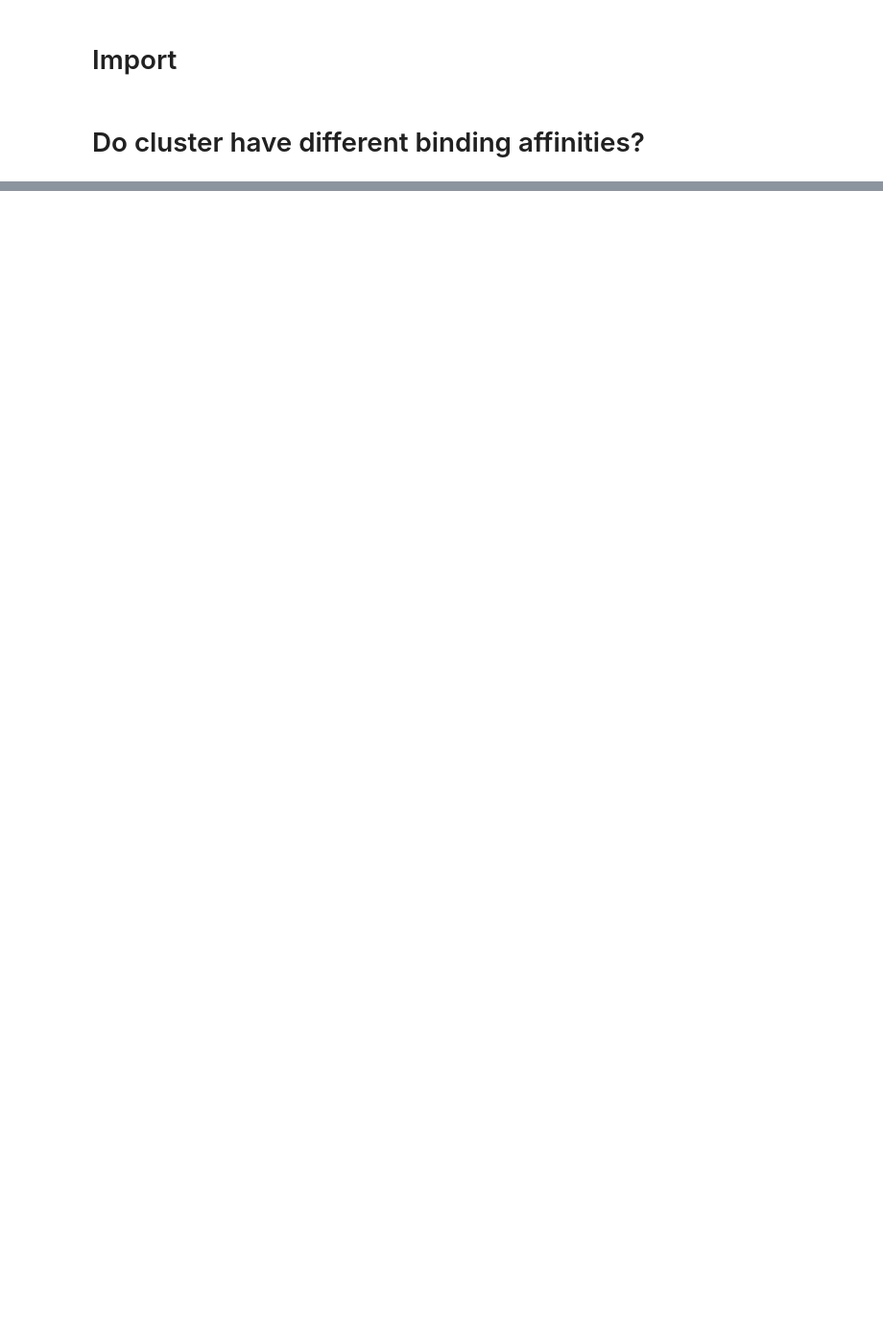
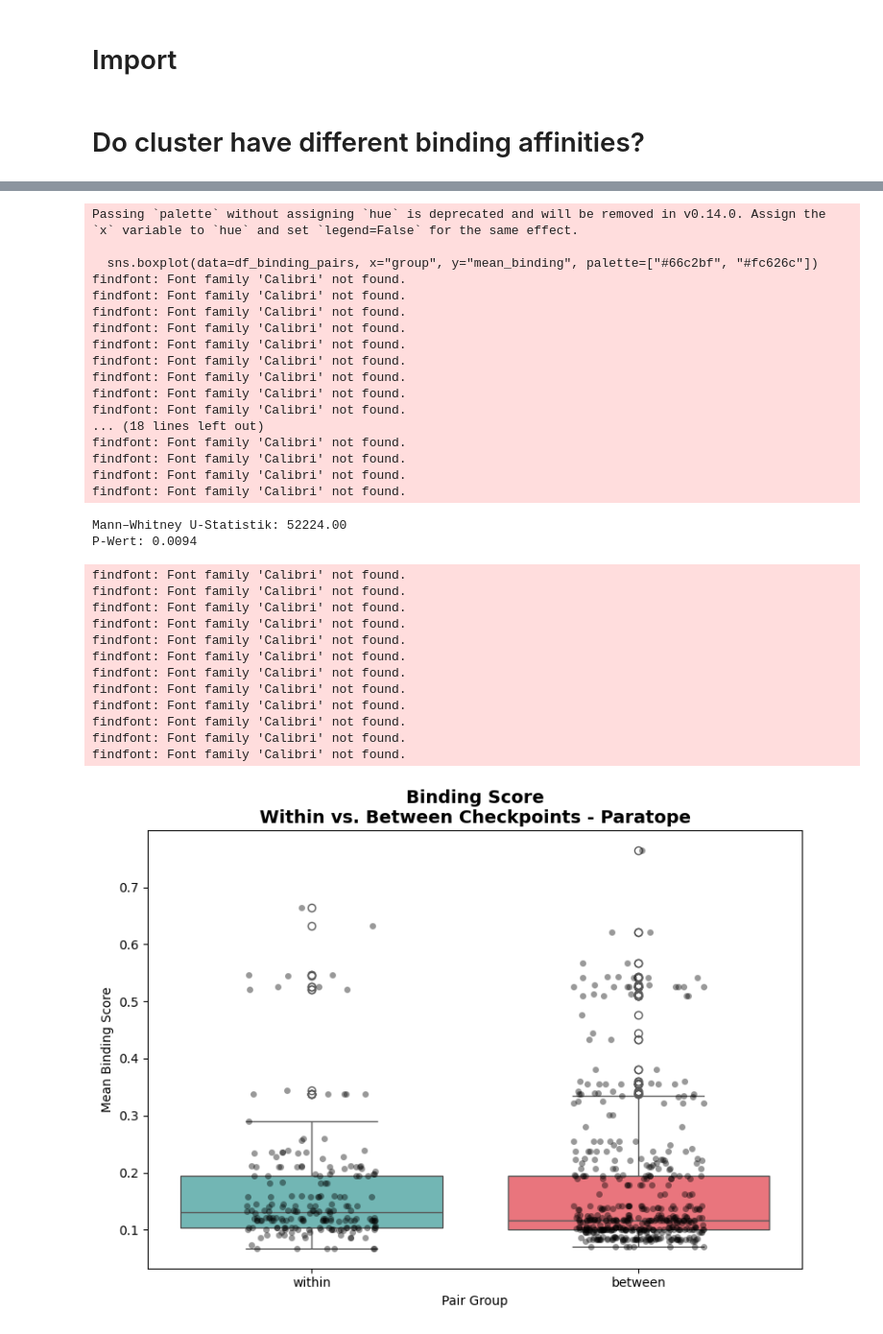
Before and after one commit to datascience-2025-group4/group04-team01, a Jupyter notebook: Statistical_Analysis_Paratope_Interface.ipynb, the cells around one changed output, grey strips where cells are left out. Shown at 96% size. Cells and saved outputs as stored; diff of their text form; code cells hidden in the pictures; blank space fills up the shorter version.

Commit message:
statistical_analysis_new _clusters

```diff
--- a/Statistical_Analysis_Paratope_Interface.ipynb
+++ b/Statistical_Analysis_Paratope_Interface.ipynb
@@ -80,0 +260,74 @@ for cluster_name in clusters:
+# %%
+# Drop NaNs in binding_score or checkpoint
+clean_df = merged_df.dropna(subset=["binding_score", "folder"])
+
+# Generate all pairwise combinations
+pairs = []
+for (p1, row1), (p2, row2) in combinations(clean_df.iterrows(), 2):
+    score1 = row1["binding_score"]
+    score2 = row2["binding_score"]
+
+    if pd.notna(score1) and pd.notna(score2):
+        pairs.append({
+            "pdb_1": row1["pdb_id"],
+            "pdb_2": row2["pdb_id"],
+            "mean_binding": (score1 + score2) / 2,
+            "same_checkpoint": row1["folder"] == row2["folder"]
+        })
+
+# Create DataFrame and group labels
+df_binding_pairs = pd.DataFrame(pairs)
+df_binding_pairs = df_binding_pairs.dropna(subset=["mean_binding"])
+df_binding_pairs["group"] = df_binding_pairs["same_checkpoint"].map({True: "within", False: "between"})
+
+# Statistical test
+within = df_binding_pairs[df_binding_pairs["group"] == "within"]["mean_binding"]
+between = df_binding_pairs[df_binding_pairs["group"] == "between"]["mean_binding"]
+
+stat, p = mannwhitneyu(within, between, alternative="greater")
+print(f"Mann–Whitney U-Statistik: {stat:.2f}")
+print(f"P-Wert: {p:.4f}")
+
+# Plot
+plt.figure(figsize=(8, 6))
+sns.boxplot(data=df_binding_pairs, x="group", y="mean_binding", palette=["#66c2bf", "#fc626c"])
+sns.stripplot(data=df_binding_pairs, x="group", y="mean_binding", color='black', alpha=0.4, jitter=0.2)
+
+plt.title(f"Binding Score\nWithin vs. Between Checkpoints - {section.capitalize()}", fontsize=14)
+plt.ylabel("Mean Binding Score")
+plt.xlabel("Pair Group")
+plt.tight_layout()
+plt.show()
+# %% [output]
+Passing `palette` without assigning `hue` is deprecated and will be removed in v0.14.0. Assign the `x` variable to `hue` and set `legend=False` for the same effect.
+
+  sns.boxplot(data=df_binding_pairs, x="group", y="mean_binding", palette=["#66c2bf", "#fc626c"])
+findfont: Font family 'Calibri' not found.
+findfont: Font family 'Calibri' not found.
+findfont: Font family 'Calibri' not found.
+findfont: Font family 'Calibri' not found.
+findfont: Font family 'Calibri' not found.
+findfont: Font family 'Calibri' not found.
+findfont: Font family 'Calibri' not found.
+findfont: Font family 'Calibri' not found.
+findfont: Font family 'Calibri' not found.
+... (18 lines left out)
+findfont: Font family 'Calibri' not found.
+findfont: Font family 'Calibri' not found.
+findfont: Font family 'Calibri' not found.
+findfont: Font family 'Calibri' not found.
+Mann–Whitney U-Statistik: 52224.00
+P-Wert: 0.0094
+findfont: Font family 'Calibri' not found.
+findfont: Font family 'Calibri' not found.
+findfont: Font family 'Calibri' not found.
+findfont: Font family 'Calibri' not found.
+findfont: Font family 'Calibri' not found.
+findfont: Font family 'Calibri' not found.
+findfont: Font family 'Calibri' not found.
+findfont: Font family 'Calibri' not found.
+findfont: Font family 'Calibri' not found.
+findfont: Font family 'Calibri' not found.
+findfont: Font family 'Calibri' not found.
+findfont: Font family 'Calibri' not found.
+[figure, added]
```
Also changed, not shown: parts of 12 cells of this notebook.
